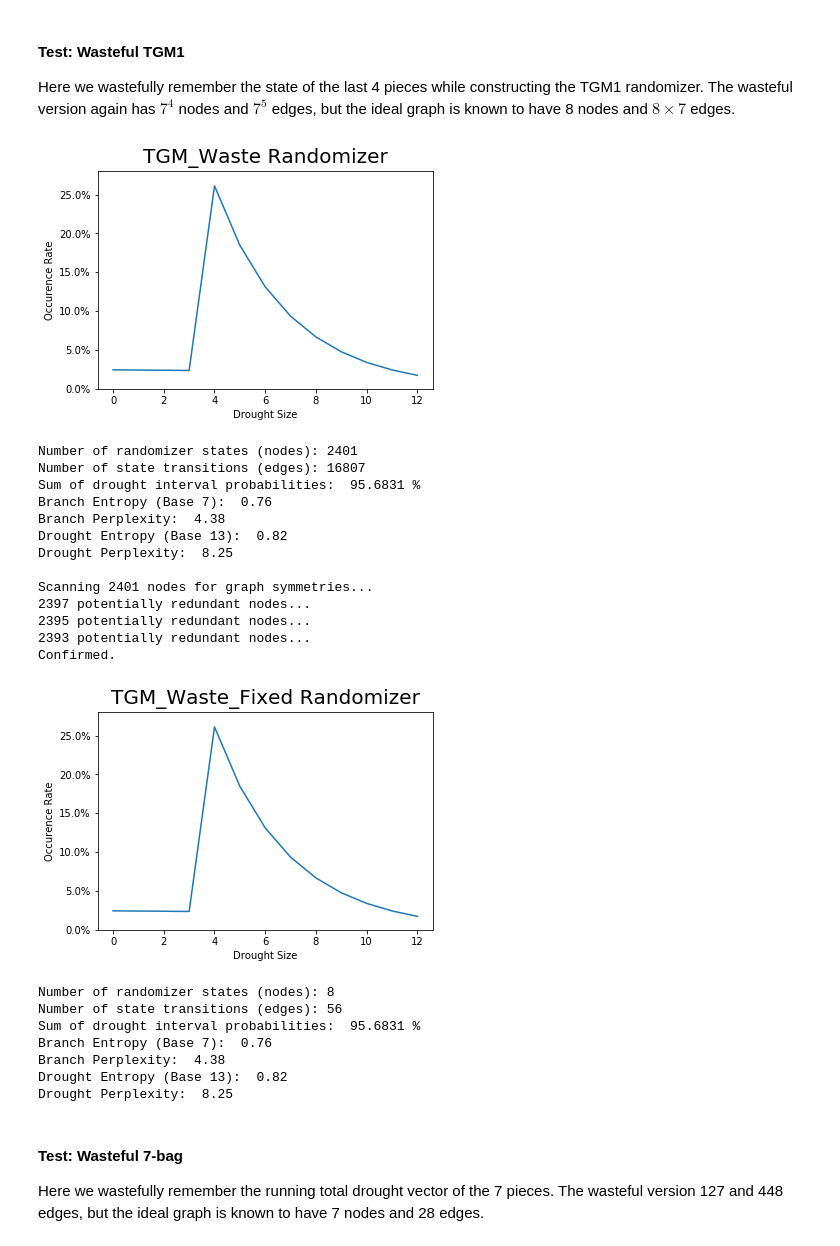
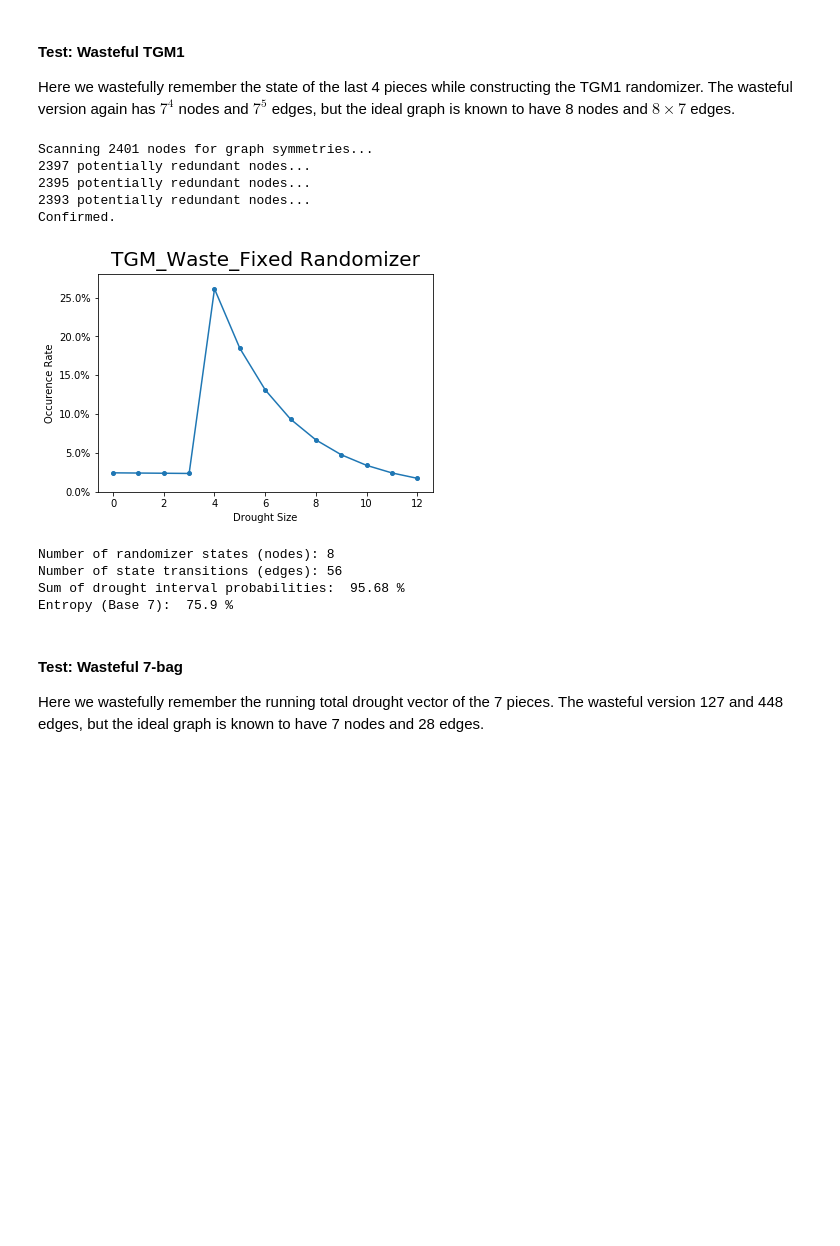
Before and after one commit to ericjtaylor/new_bags, a Jupyter notebook: new_bag.ipynb, the cells around one changed output. Saved outputs shown, nothing was run; the diff lists cells and outputs as text; code cells hidden in the pictures; blank space fills up the shorter version.

```diff
--- a/new_bag.ipynb
+++ b/new_bag.ipynb
@@ -374,0 +386,40 @@ Drought Perplexity:  11.35
+# %%
+def plot_counter(counter, name):
+    keys = []
+    values = []
+    xlim = max(counter.keys())
+    xlim = max([xlim, 12])
+    for key in range(xlim + 1):
+        keys.append(key)
+        values.append(counter[key])
+    plot = plt.plot(keys, values, marker='o', markersize=4)
+    plt.ylim(bottom=0, top=round(max(values) + 0.015, 2))
+    plt.gca().yaxis.set_major_formatter(PercentFormatter(1))
+    plt.title(name + " Randomizer", fontsize=20, y=1.01)
+    plt.xlabel("Drought Size")
+    plt.ylabel("Occurence Rate")
+    plt.show()
+
+
+def rand_report(graph, name, save=False):
+    stable = get_eigenvector(graph)
+    drought_dist = get_drought_dist(graph, stable)
+    entropy_dist = get_entropy_dist(graph, stable, future_max = 0)
+    entropy = entropy_dist[0]
+
+    plot_counter(drought_dist, name)
+#     plot_counter(entropy_dist, name)
+
+    print("Number of randomizer states (nodes):", len(graph))
+    print("Number of state transitions (edges):", len(graph.edges()))
+    print("Sum of drought interval probabilities: ",
+          round(100 * sum(drought_dist.values()), 2), "%")
+    print("Entropy (Base 7): ", round(100 * entropy, 2), "%")
+#     print("Future Information: ", round(len(entropy_dist) - sum(entropy_dist.values()), 2), "Pieces")
+    print()
+
+    if save == True:
+        write_rand(graph, name)
+
+
+rand_report(B7, "7-Bag")
@@ -380,7 +437,7 @@ Everything checks out! We've got a working graph-based implementation of 7-bag.
 My first idea is to remove the bag index from the state of the randomizer, but to do it in a way that preserves the probability of branching through a certain drought selection. In theory this should result in no change at all to the expected drought distribution, giving a randomizer that feels very close to 7-bag without actually suffering from card counting issues. However, what we should notice is an increase in entropy since there is less structure to the randomness.
 # %%
 def remove_index(graph):
-    stable = get_eigenvector(graph, weight='weight')
+    stable = get_eigenvector(graph)
     new_graph = nx.DiGraph()
 
     # assign new weights to the simpler graph
@@ -1298,56 +1304,44 @@ while len(state_work) > 0:
     for pick in range(7):
         new_state = copy.deepcopy(old_state)
         n_distinct = len(set(old_state))
         picks = []
         for i in old_state:
             if i not in picks:
                 picks.append(i)
         for i in range(7):
             if i not in picks:
                 picks.append(i)
         # shuffle history down
         for i in range(4 - 1):
             new_state[4 - i - 1] = new_state[4 - i - 2]
         new_state[0] = picks[pick]
         weight = (n_distinct / 7)**4
         if pick < n_distinct:
             weight = weight / n_distinct
         else:
             weight = 1 - weight
             weight = weight / (7 - n_distinct)
 
         TGM_Waste.add_edge(
             tuple(old_state), tuple(new_state), pick=pick, weight=weight)
         if (tuple(new_state) not in state_set) and (
                 new_state not in state_work):
             state_work.append(new_state)
 
-rand_report(TGM_Waste, "TGM_Waste")
+# rand_report(TGM_Waste, "TGM_Waste")
 TGM_Waste_Fixed = fold_graph(TGM_Waste)
 rand_report(TGM_Waste_Fixed, "TGM_Waste_Fixed")
 # %% [output]
+Scanning 2401 nodes for graph symmetries...
+2397 potentially redundant nodes...
+2395 potentially redundant nodes...
+2393 potentially redundant nodes...
+Confirmed.
-[figure, old version]
+[figure, new version]
-Number of randomizer states (nodes): 2401
-Number of state transitions (edges): 16807
-Sum of drought interval probabilities:  95.6831 %
-Branch Entropy (Base 7):  0.76
-Branch Perplexity:  4.38
-Drought Entropy (Base 13):  0.82
-Drought Perplexity:  8.25
-
-Scanning 2401 nodes for graph symmetries...
-2397 potentially redundant nodes...
-2395 potentially redundant nodes...
-2393 potentially redundant nodes...
-Confirmed.
-[figure, removed]
 Number of randomizer states (nodes): 8
 Number of state transitions (edges): 56
-Sum of drought interval probabilities:  95.6831 %
-Branch Entropy (Base 7):  0.76
-Branch Perplexity:  4.38
-Drought Entropy (Base 13):  0.82
-Drought Perplexity:  8.25
+Sum of drought interval probabilities:  95.68 %
+Entropy (Base 7):  75.9 %
 # %% [markdown]
 #### Test: Wasteful 7-bag
 Here we wastefully remember the running total drought vector of the 7 pieces. The wasteful version 127 and 448 edges, but the ideal graph is known to have 7 nodes and 28 edges.
```
Also changed, not shown: parts of 32 cells of this notebook.
